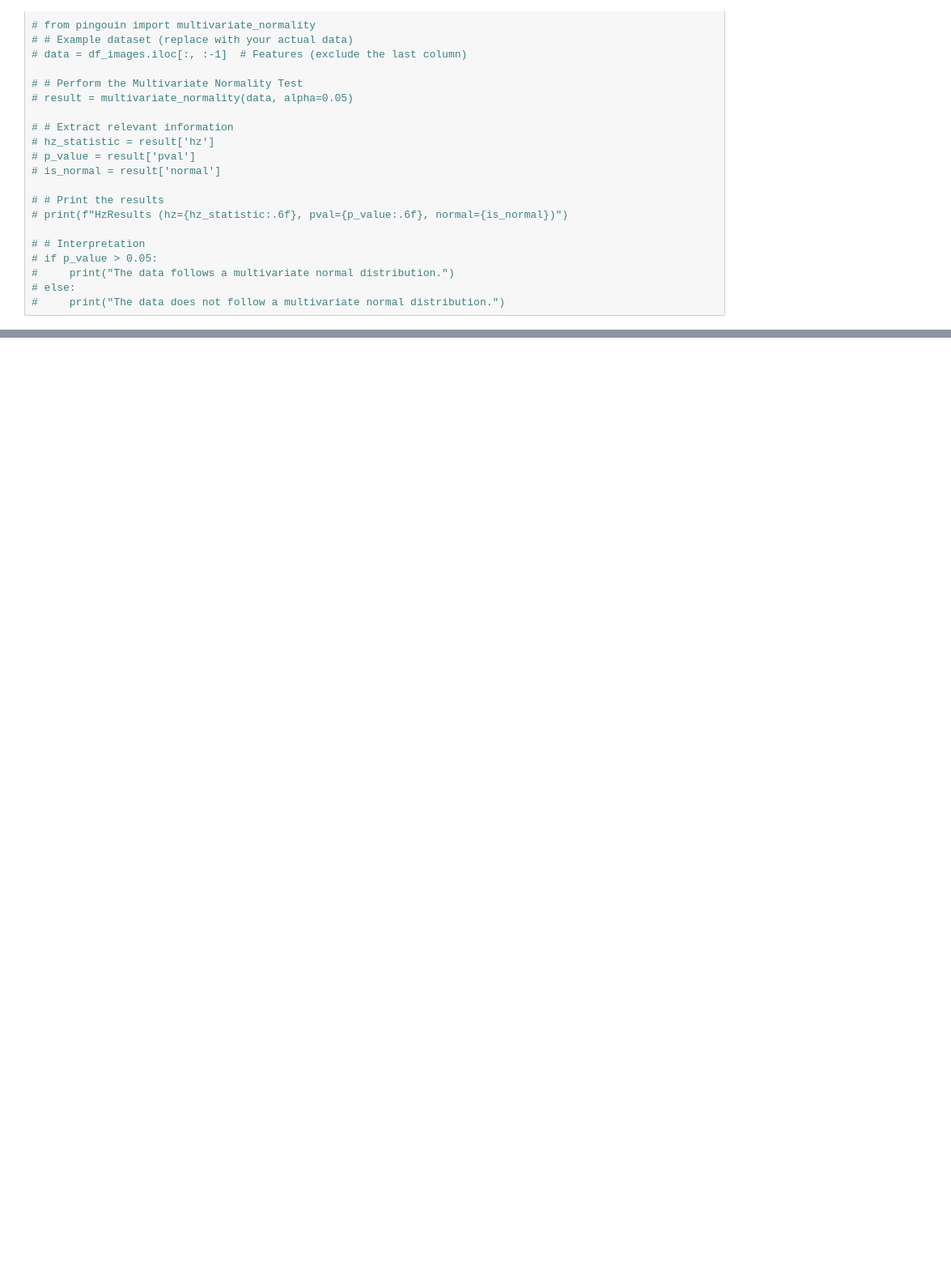
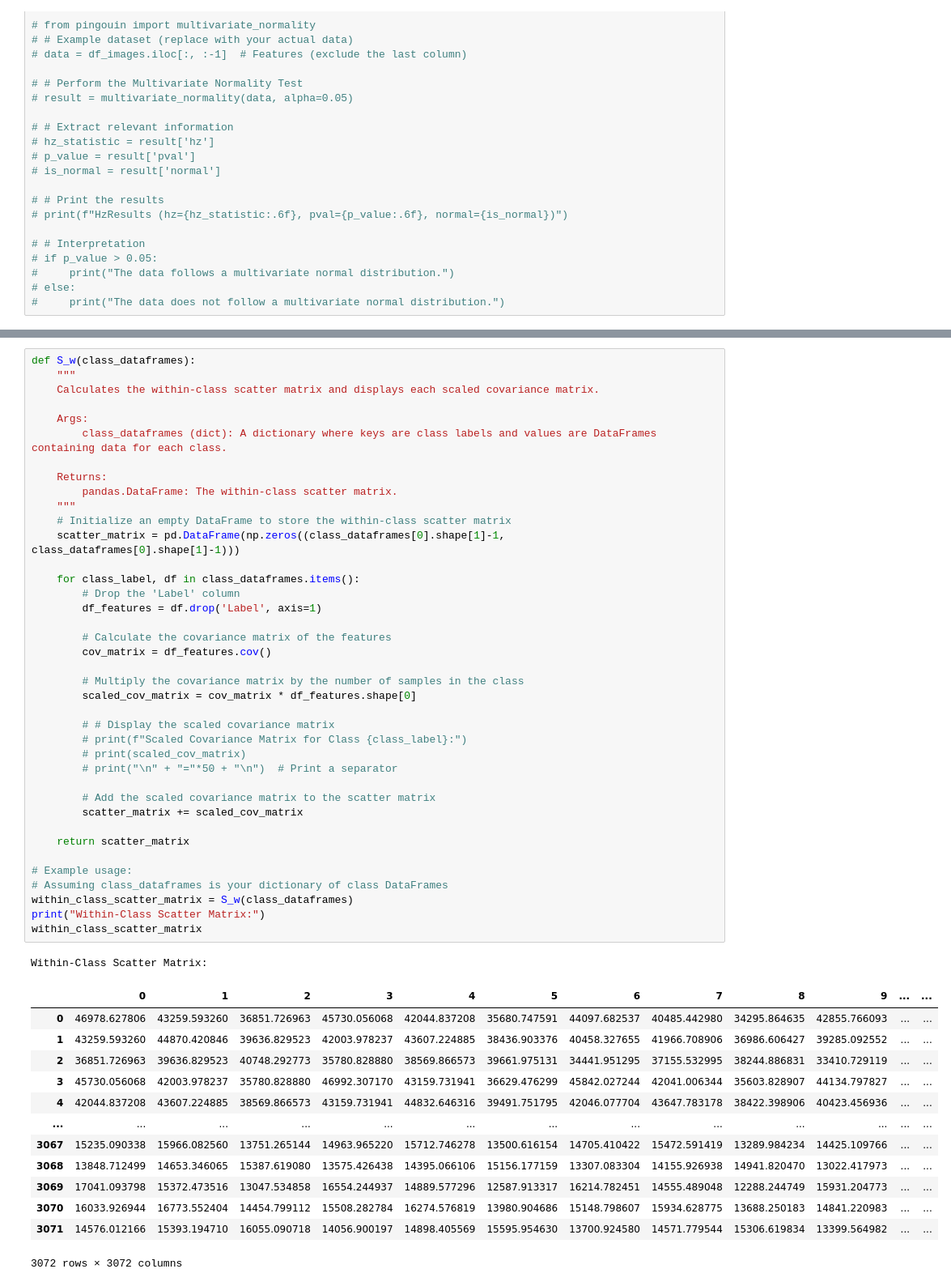
Before and after one commit to karanziie1990/PRML-24_Project, a Jupyter notebook: LDA.ipynb, the cells around one changed output, grey strips where cells are left out. Shown at 81% size. Cells and saved outputs as stored; diff of their text form; blank space fills up the shorter version.

Commit message:
Functions for Calculating Mean , within Class-Scatter (S_w) and Between Class-Scatter (S_b) Matrix

```diff
--- a/LDA.ipynb
+++ b/LDA.ipynb
@@ -153,0 +189,54 @@ Shape of Airplane DataFrame: (5000, 3073)
+# %%
+def S_w(class_dataframes):
+    """
+    Calculates the within-class scatter matrix and displays each scaled covariance matrix.
+
+    Args:
+        class_dataframes (dict): A dictionary where keys are class labels and values are DataFrames containing data for each class.
+
+    Returns:
+        pandas.DataFrame: The within-class scatter matrix.
+    """
+    # Initialize an empty DataFrame to store the within-class scatter matrix
+    scatter_matrix = pd.DataFrame(np.zeros((class_dataframes[0].shape[1]-1, class_dataframes[0].shape[1]-1)))
+
+    for class_label, df in class_dataframes.items():
+        # Drop the 'Label' column
+        df_features = df.drop('Label', axis=1)
+
+        # Calculate the covariance matrix of the features
+        cov_matrix = df_features.cov()
+
+        # Multiply the covariance matrix by the number of samples in the class
+        scaled_cov_matrix = cov_matrix * df_features.shape[0]
+
+        # # Display the scaled covariance matrix
+        # print(f"Scaled Covariance Matrix for Class {class_label}:")
+        # print(scaled_cov_matrix)
+        # print("\n" + "="*50 + "\n")  # Print a separator
+
+        # Add the scaled covariance matrix to the scatter matrix
+        scatter_matrix += scaled_cov_matrix
+
+    return scatter_matrix
+
+# Example usage:
+# Assuming class_dataframes is your dictionary of class DataFrames
+within_class_scatter_matrix = S_w(class_dataframes)
+print("Within-Class Scatter Matrix:")
+within_class_scatter_matrix
+# %% [output]
+Within-Class Scatter Matrix:
+|  | 0 | 1 | 2 | 3 | 4 | 5 | 6 | 7 | 8 | 9 | ... | ... |
+| 0 | 46978.627806 | 43259.593260 | 36851.726963 | 45730.056068 | 42044.837208 | 35680.747591 | 44097.682537 | 40485.442980 | 34295.864635 | 42855.766093 | ... | ... |
+| 1 | 43259.593260 | 44870.420846 | 39636.829523 | 42003.978237 | 43607.224885 | 38436.903376 | 40458.327655 | 41966.708906 | 36986.606427 | 39285.092552 | ... | ... |
+| 2 | 36851.726963 | 39636.829523 | 40748.292773 | 35780.828880 | 38569.866573 | 39661.975131 | 34441.951295 | 37155.532995 | 38244.886831 | 33410.729119 | ... | ... |
+| 3 | 45730.056068 | 42003.978237 | 35780.828880 | 46992.307170 | 43159.731941 | 36629.476299 | 45842.027244 | 42041.006344 | 35603.828907 | 44134.797827 | ... | ... |
+| 4 | 42044.837208 | 43607.224885 | 38569.866573 | 43159.731941 | 44832.646316 | 39491.751795 | 42046.077704 | 43647.783178 | 38422.398906 | 40423.456936 | ... | ... |
+| ... | ... | ... | ... | ... | ... | ... | ... | ... | ... | ... | ... | ... |
+| 3067 | 15235.090338 | 15966.082560 | 13751.265144 | 14963.965220 | 15712.746278 | 13500.616154 | 14705.410422 | 15472.591419 | 13289.984234 | 14425.109766 | ... | ... |
+| 3068 | 13848.712499 | 14653.346065 | 15387.619080 | 13575.426438 | 14395.066106 | 15156.177159 | 13307.083304 | 14155.926938 | 14941.820470 | 13022.417973 | ... | ... |
+| 3069 | 17041.093798 | 15372.473516 | 13047.534858 | 16554.244937 | 14889.577296 | 12587.913317 | 16214.782451 | 14555.489048 | 12288.244749 | 15931.204773 | ... | ... |
+| 3070 | 16033.926944 | 16773.552404 | 14454.799112 | 15508.282784 | 16274.576819 | 13980.904686 | 15148.798607 | 15934.628775 | 13688.250183 | 14841.220983 | ... | ... |
+| 3071 | 14576.012166 | 15393.194710 | 16055.090718 | 14056.900197 | 14898.405569 | 15595.954630 | 13700.924580 | 14571.779544 | 15306.619834 | 13399.564982 | ... | ... |
+3072 rows × 3072 columns
```
Also changed, not shown: parts of 3 cells of this notebook.
